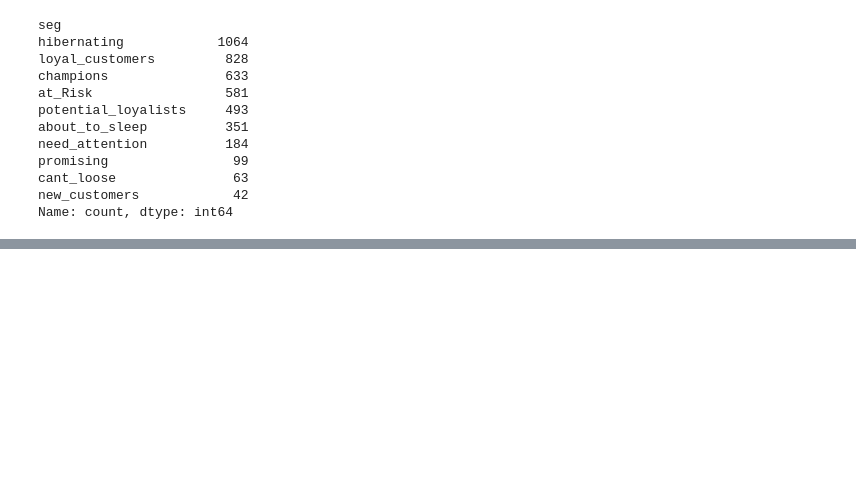
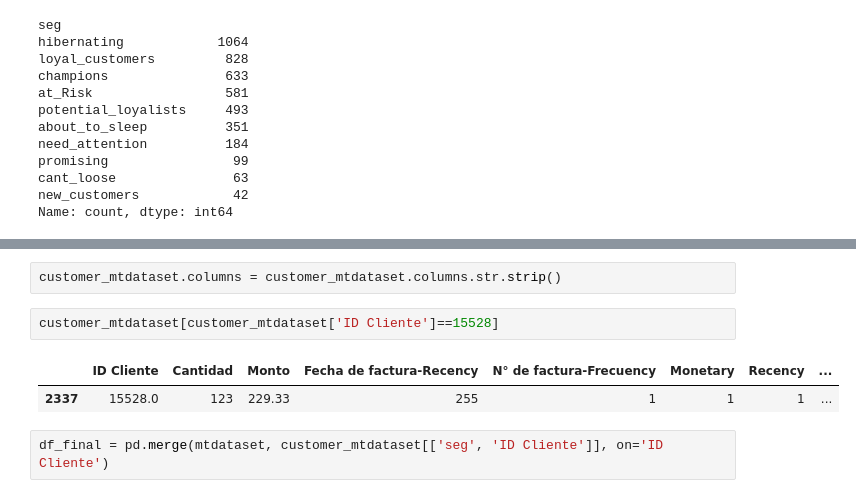
Before and after one commit to AndresEspinal/RFM-Segmentation, a Jupyter notebook: notebooks/bestcustomer.ipynb, the cells around one changed output, grey strips where cells are left out. Cells and saved outputs as stored; diff of their text form; blank space fills up the shorter version.

```diff
--- a/notebooks/bestcustomer.ipynb
+++ b/notebooks/bestcustomer.ipynb
@@ -254,0 +322,9 @@ Name: count, dtype: int64
+# %%
+customer_mtdataset.columns = customer_mtdataset.columns.str.strip()
+# %%
+customer_mtdataset[customer_mtdataset['ID Cliente']==15528]
+# %% [output]
+|  | ID Cliente | Cantidad | Monto | Fecha de factura-Recency | N° de factura-Frecuency | Monetary | Recency | ... |
+| 2337 | 15528.0 | 123 | 229.33 | 255 | 1 | 1 | 1 | ... |
+# %%
+df_final = pd.merge(mtdataset, customer_mtdataset[['seg', 'ID Cliente']], on='ID Cliente')
```
Also changed, not shown: parts of 9 cells of this notebook, 2 other files.
